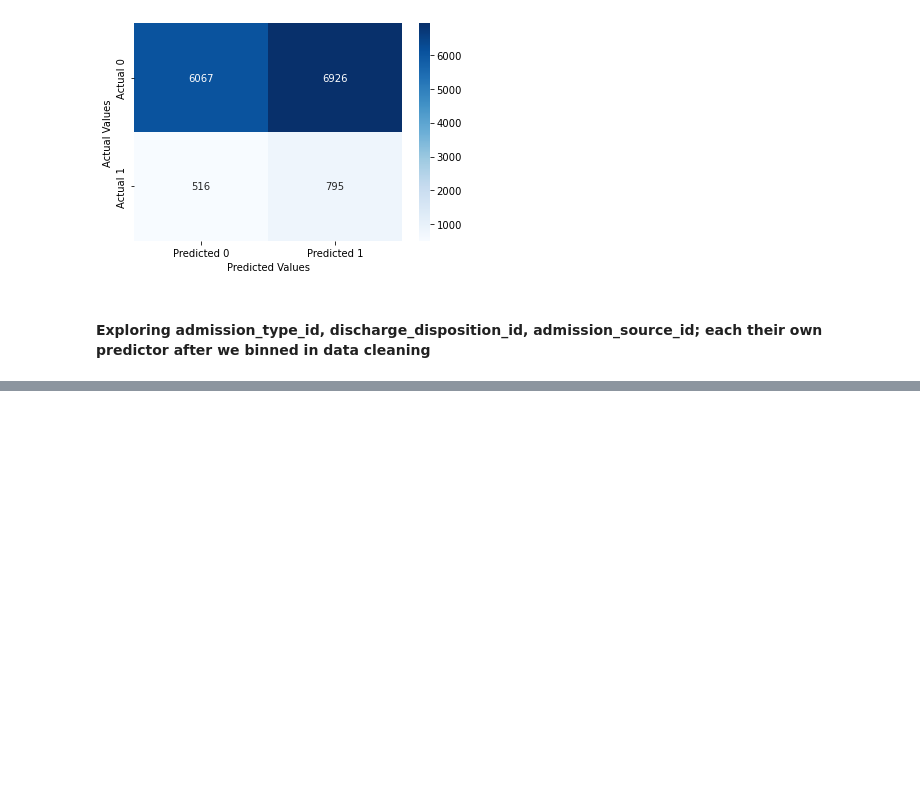
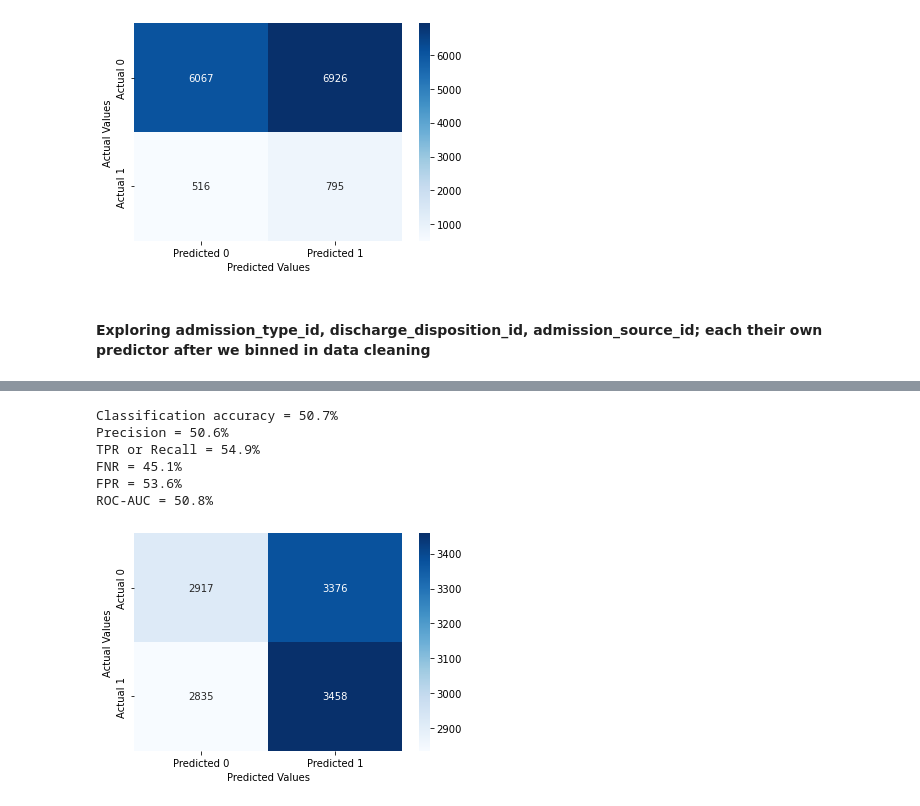
Before and after one commit to AnastasiaKWei/Saturn, a Jupyter notebook: Amy.ipynb, the cells around one changed output, grey strips where cells are left out. Drawn from its saved outputs; the diff is of its cells as text; code cells hidden in the pictures; blank space fills up the shorter version.

```diff
--- a/Amy.ipynb
+++ b/Amy.ipynb
@@ -840,0 +892,3 @@ ROC-AUC = 54.5%
+# %%
+form = 'readmitted ~ ' + ' + '.join(vars[4])
+form
@@ -840,0 +897,3 @@ ROC-AUC = 54.5%
+# %%
+admission_model = sm.logit(formula = form, data = train1_dummy).fit()
+admission_model.summary()
@@ -840,0 +919,10 @@ ROC-AUC = 54.5%
+# %%
+confusion_matrix_data(train1_dummy, train1_dummy.readmitted, admission_model, cutoff=0.5)
+# %% [output]
+Classification accuracy = 50.7%
+Precision = 50.6%
+TPR or Recall = 54.9%
+FNR = 45.1%
+FPR = 53.6%
+ROC-AUC = 50.8%
+[figure, added]
```
Also changed, not shown: parts of 15 cells of this notebook.
